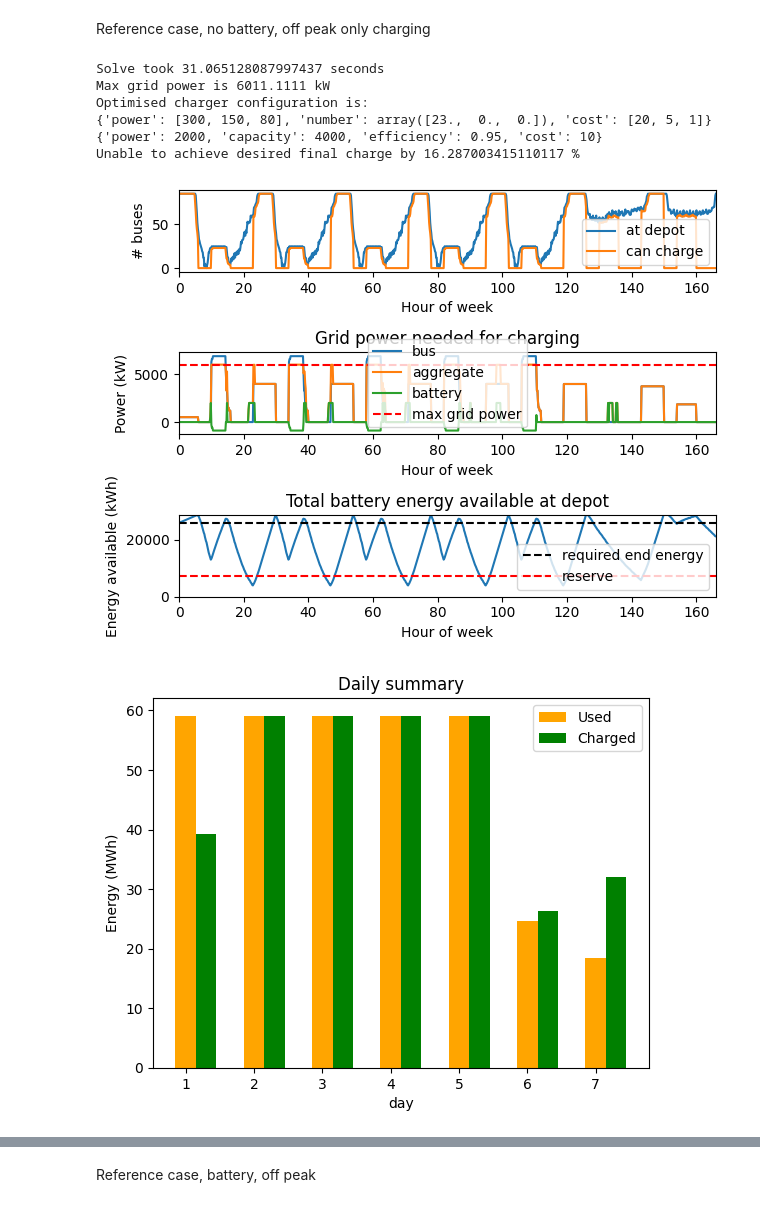
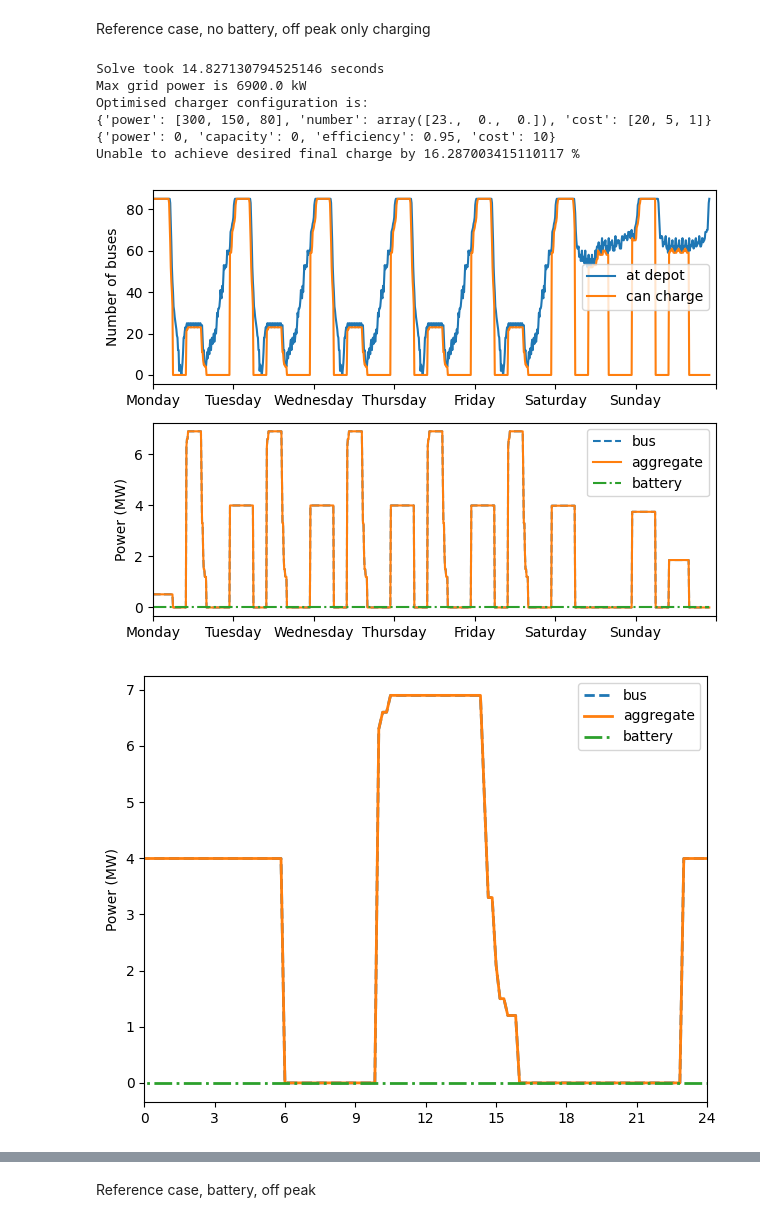
Before and after one commit to bsgip/RouteZero, a Jupyter notebook: scripts/npj_paper-Belconnen.ipynb, the cells around one changed output, grey strips where cells are left out. Cells and saved outputs as stored; diff of their text form; code cells hidden in the pictures.

```diff
--- a/scripts/npj_paper-Belconnen.ipynb
+++ b/scripts/npj_paper-Belconnen.ipynb
@@ -364,37 +474,38 @@ chargers = copy.deepcopy(charger_specs)
 
 problem = General_problem(trips_data, ec_total, bus, chargers, grid_limit=grid_limit, Q=Q, R=R,
                           start_charge=START_CHARGE, final_charge=FINAL_CHARGE, deadhead=DEADHEAD,
                           resolution=RESOLUTION, min_charge_time=MIN_CHARGE_TIME,
                           reserve=RESERVE, battery=battery, windows=off_peak)
 
 t1 = time.time()
 results = problem.solve()
 t2 = time.time()
 
 print('Solve took {} seconds'.format(t2 - t1))
 
 chargers_results = results['chargers']
 charging_power = results['charging_power']
 total_energy_avail = results['total_energy_available']
 battery_soc = results['battery_soc']
 aggregate_power = results['aggregate_power']
 battery_power = results['battery_action']
 times = problem.times
 
 print('Max grid power is {} kW'.format(results['grid_limit']))
 print('Optimised charger configuration is: ')
 print(chargers_results)
 print(results["battery_spec"])
 print('Unable to achieve desired final charge by {} %'.format(results['final_soc_infeas_%']))
 
-plot_results(results, problem)
-plot_study_results(results, problem)
+
+plot_results_paper(results, problem)
+off_peak_no_battery = copy.deepcopy(aggregate_power)
 # %% [output]
-Solve took 31.065128087997437 seconds
-Max grid power is 6011.1111 kW
+Solve took 14.827130794525146 seconds
+Max grid power is 6900.0 kW
 Optimised charger configuration is:
 {'power': [300, 150, 80], 'number': array([23.,  0.,  0.]), 'cost': [20, 5, 1]}
-{'power': 2000, 'capacity': 4000, 'efficiency': 0.95, 'cost': 10}
+{'power': 0, 'capacity': 0, 'efficiency': 0.95, 'cost': 10}
 Unable to achieve desired final charge by 16.287003415110117 %
-[figure, old version]
+[figure, new version]
-[figure, old version]
+[figure, new version]
```
Also changed, not shown: parts of 25 cells of this notebook, 21 other files.
